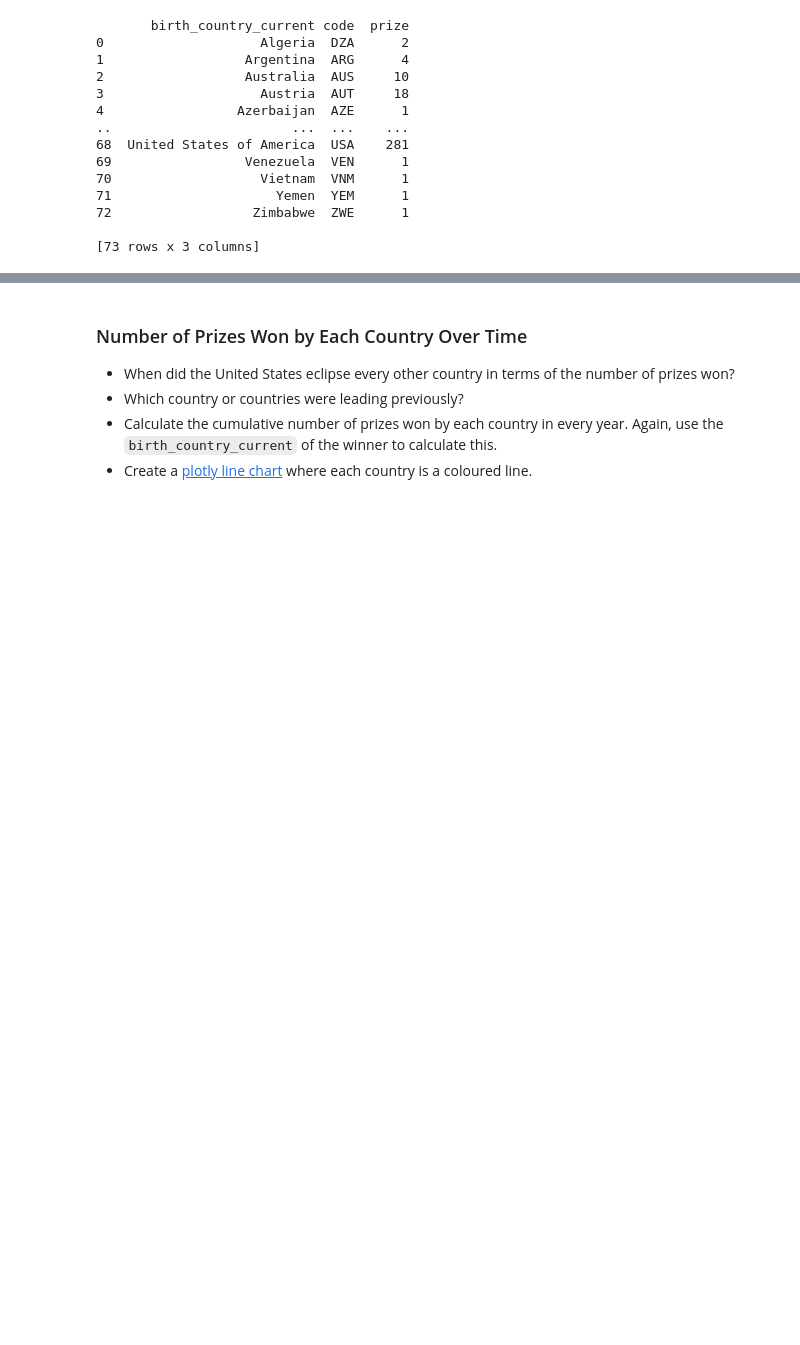
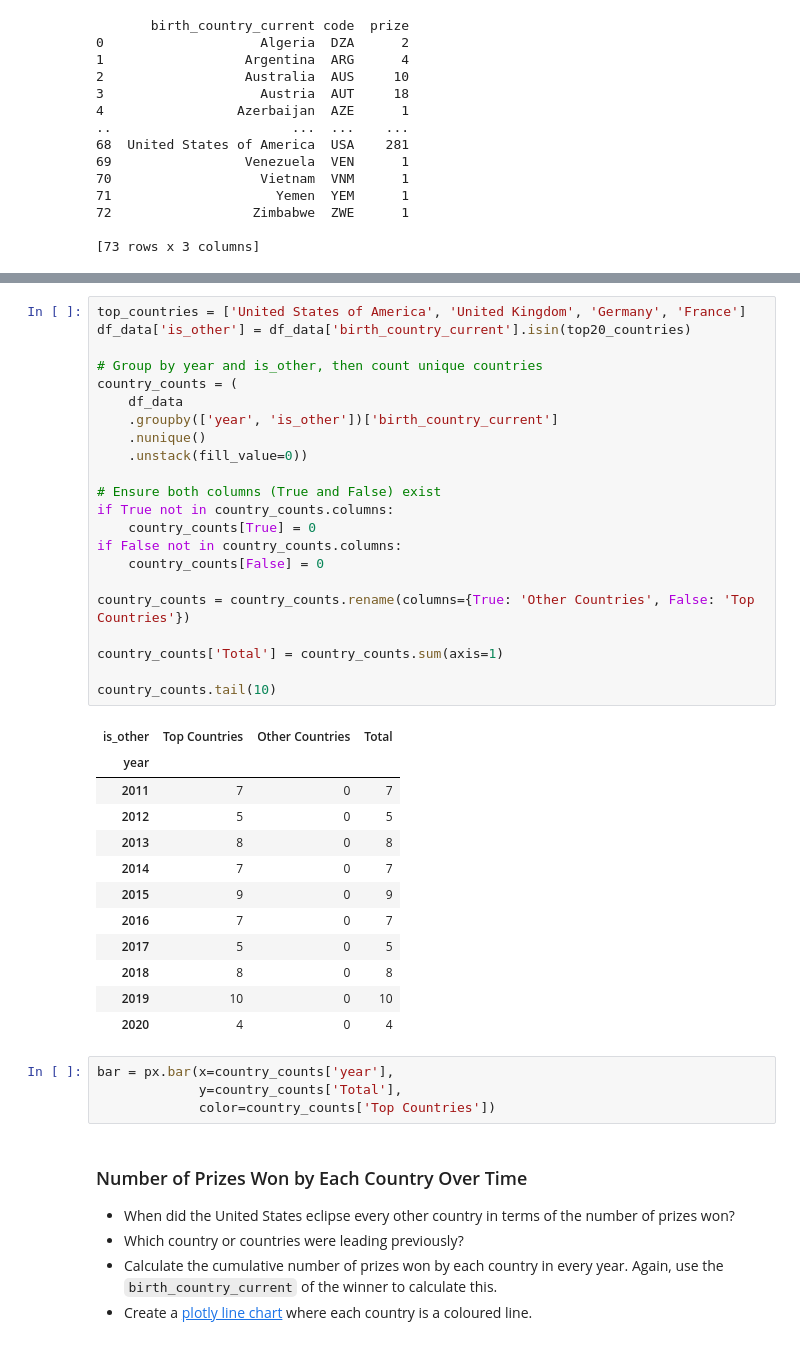
Before and after one commit to LegradiK/nobel_prize_laureates_plotly_matplotlib_seaborn, a Jupyter notebook: Nobel_Prize_Analysis.ipynb, the cells around one changed output, grey strips where cells are left out. Cells and saved outputs as stored; diff of their text form; blank space fills up the shorter version.

```diff
--- a/Nobel_Prize_Analysis.ipynb
+++ b/Nobel_Prize_Analysis.ipynb
@@ -592,3 +698,42 @@ AttributeError: 'list' object has no attribute 'agg'
+# %%
+top_countries = ['United States of America', 'United Kingdom', 'Germany', 'France']
+df_data['is_other'] = df_data['birth_country_current'].isin(top20_countries)
+
+# Group by year and is_other, then count unique countries
+country_counts = (
+    df_data
+    .groupby(['year', 'is_other'])['birth_country_current']
+    .nunique()
+    .unstack(fill_value=0))
+
+# Ensure both columns (True and False) exist
+if True not in country_counts.columns:
+    country_counts[True] = 0
+if False not in country_counts.columns:
+    country_counts[False] = 0
+
+country_counts = country_counts.rename(columns={True: 'Other Countries', False: 'Top Countries'})
+
+country_counts['Total'] = country_counts.sum(axis=1)
+
+country_counts.tail(10)
+# %% [output]
+| is_other | Top Countries | Other Countries | Total |
+| year |  |  |  |
+| 2011 | 7 | 0 | 7 |
+| 2012 | 5 | 0 | 5 |
+| 2013 | 8 | 0 | 8 |
+| 2014 | 7 | 0 | 7 |
+| 2015 | 9 | 0 | 9 |
+| 2016 | 7 | 0 | 7 |
+| 2017 | 5 | 0 | 5 |
+| 2018 | 8 | 0 | 8 |
+| 2019 | 10 | 0 | 10 |
+| 2020 | 4 | 0 | 4 |
+# %%
+bar = px.bar(x=country_counts['year'],
+             y=country_counts['Total'],
+             color=country_counts['Top Countries'])
 # %% [markdown]
 ### Number of Prizes Won by Each Country Over Time
 
```
Also changed, not shown: parts of 17 cells of this notebook.
